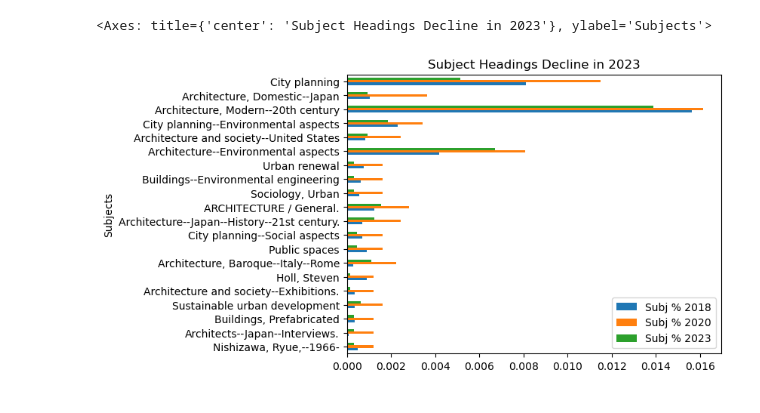
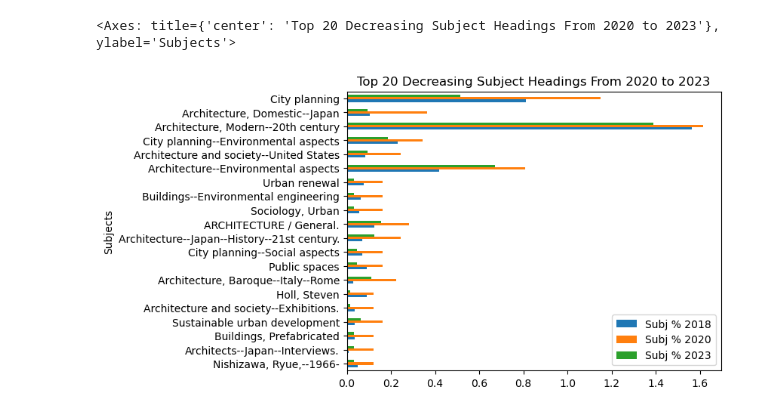
Before and after one commit to senderrr/Architecture, a Jupyter notebook: ArchitectureNotebookArticlePlots.ipynb, the cells around one changed output. Drawn from its saved outputs; the diff is of its cells as text; code cells hidden in the pictures.

Commit message:
normalized plots

```diff
--- a/ArchitectureNotebookArticlePlots.ipynb
+++ b/ArchitectureNotebookArticlePlots.ipynb
@@ -244,14 +238,20 @@ ThreeSHGrowth2020Only
 # %%
 # plotting sorted  by 2023 Diff 2018 on all there subjects (largest to smallest change)
 ThreeSHDec2020 = diff_three_df2023.rename(columns={"2023 Diff 2020": "2023 Decline %"})
 ThreeSHDec2020 = ThreeSHDec2020.sort_values('2023 Decline %', ascending=True)
+
+# normalize decimals to percentage
+ThreeSHDec2020['Subj % 2018'] = ThreeSHDec2020['Subj % 2018'] * 100
+ThreeSHDec2020['Subj % 2020'] = ThreeSHDec2020['Subj % 2020'] * 100
+ThreeSHDec2020['Subj % 2023'] = ThreeSHDec2020['Subj % 2023'] * 100
+
 ThreeSHDec2020 = ThreeSHDec2020.head(20).sort_values('2023 Decline %', ascending=False).plot(x="Subjects", y=['Subj % 2018', 'Subj % 2020', 'Subj % 2023'], kind="barh")
-ThreeSHDec2020.set_title('Subject Headings Decline in 2023')
+ThreeSHDec2020.set_title('Top 20 Decreasing Subject Headings From 2020 to 2023')
 
 ThreeSHDec2020
 # %% [output]
-<Axes: title={'center': 'Subject Headings Decline in 2023'}, ylabel='Subjects'>
+<Axes: title={'center': 'Top 20 Decreasing Subject Headings From 2020 to 2023'}, ylabel='Subjects'>
-[figure, old version]
+[figure, new version]
 # %%
 three2020 = diff_three_df2023
 three2020 = three2020[['Subjects', 'Subj % 2020']]
```
Also changed, not shown: parts of 7 cells of this notebook.
